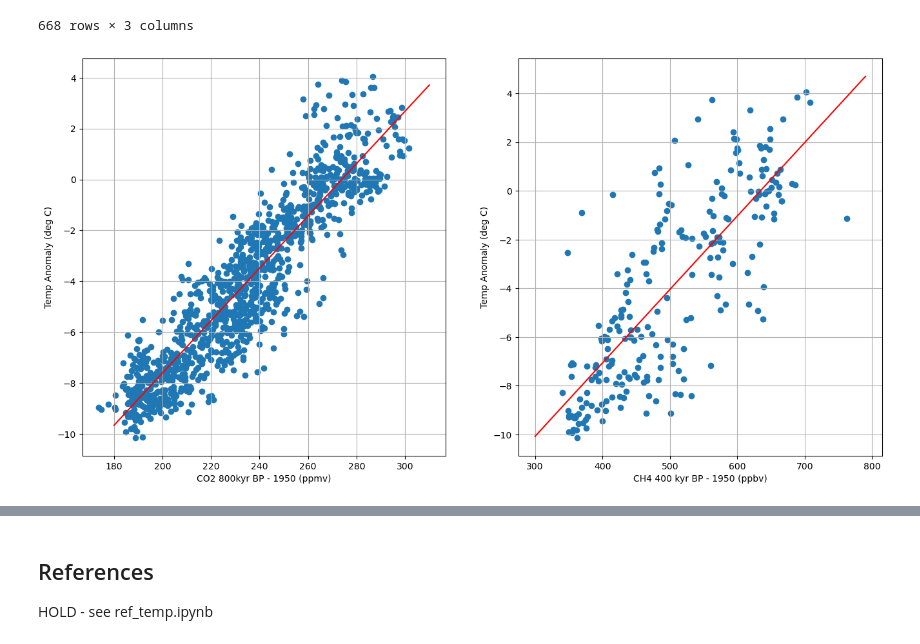
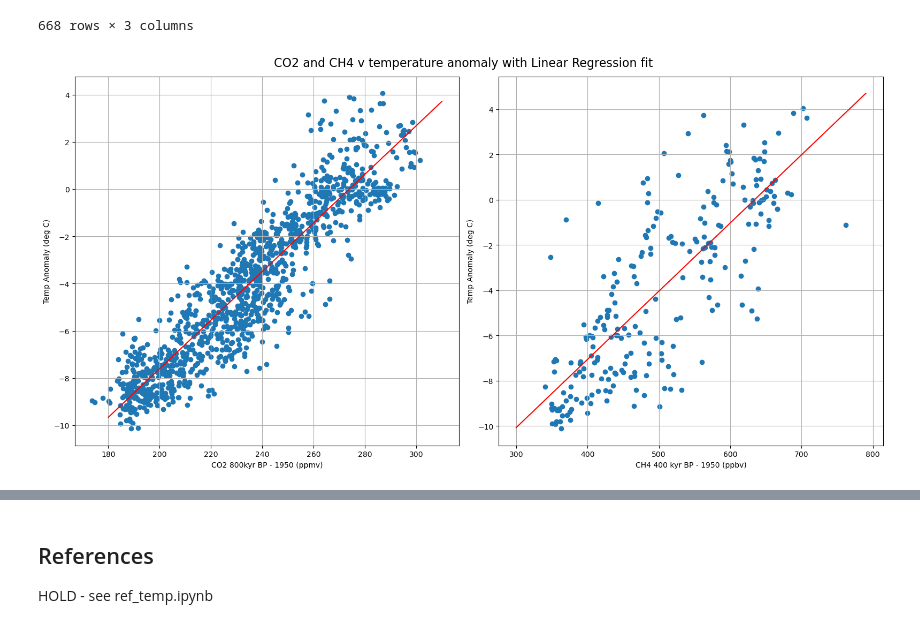
Before and after one commit to Eilis9/PfDA_Project2, a Jupyter notebook: analysis.ipynb, the cells around one changed output, grey strips where cells are left out. Drawn from its saved outputs; the diff is of its cells as text; code cells hidden in the pictures.

```diff
--- a/analysis.ipynb
+++ b/analysis.ipynb
@@ -601,35 +601,36 @@ temp_co2_ch4_analysis_df = pd.concat([CO2_luthi_comp_plus[['Age_EDC3 (yrs BP)',
 # remove nans before attempting regression
 
 temp_co2_df = temp_co2_ch4_analysis_df[['Age_EDC3 (yrs BP)', 'CO2 (ppmv)',	'Temp Anom Interp']].dropna().copy()
 temp_ch4_df = temp_co2_ch4_analysis_df[['Age_EDC3 (yrs BP)', 'CH4 Interp',	'Temp Anom Interp']].dropna().copy()
 # cut off where ch4 data stops (~417000 years)
 temp_ch4_df = temp_ch4_df[temp_ch4_df['Age_EDC3 (yrs BP)']<417000]
 
 temp_ch4_df.to_csv('test/ch4_test.csv')
 r_sq_co2, m_temp_co2 , c_temp_co2 = lin_reg(temp_co2_df['CO2 (ppmv)'], temp_co2_df['Temp Anom Interp'])
 linear_fit_x_co2 = np.arange(180, 320, 10)
 linear_fit_y_co2 = linear_fit_x_co2 * m_temp_co2  + c_temp_co2
 
 
 r_sq_ch4, m_temp_ch4 , c_temp_ch4 = lin_reg(temp_ch4_df['CH4 Interp'], temp_ch4_df['Temp Anom Interp'])
 linear_fit_x_ch4 = np.arange(300, 800, 10)
 linear_fit_y_ch4 = linear_fit_x_ch4 * m_temp_ch4  + c_temp_ch4
 
 fig, axs = plt.subplots(1,2, figsize=(16, 8))
+fig.suptitle('CO2 and CH4 v temperature anomaly with Linear Regression fit', fontsize=16)
 axs[0].scatter(temp_co2_df['CO2 (ppmv)'], temp_co2_df['Temp Anom Interp'])
 axs[0].plot(linear_fit_x_co2, linear_fit_y_co2, 'r', label='linear fit')
 axs[0].set_xlabel("CO2 800kyr BP - 1950 (ppmv)")
 axs[0].set_ylabel("Temp Anomaly (deg C)")
 axs[0].grid()
 axs[1].scatter(temp_ch4_df['CH4 Interp'], temp_ch4_df['Temp Anom Interp'])
 axs[1].plot(linear_fit_x_ch4, linear_fit_y_ch4, 'r', label='linear fit')
 axs[1].set_xlabel("CH4 400 kyr BP - 1950 (ppbv)")
 axs[1].set_ylabel("Temp Anomaly (deg C)")
 axs[1].grid()
-
+fig.tight_layout()
 plt.show()
 # %% [output]
-[figure, old version]
+[figure, new version]
 # %% [markdown]
 ## Climate Prediction
 The prediction of climate in the future may be conducted based on continuing trends in global rising CO2 emissions, which in turn lead to higher Earth surface temperatures. Plotting the Mauna Loa CO2 Data against the GMST temperature anomaly data, it may be possible to infer future Earth surface temperature.
```
Also changed, not shown: parts of 6 cells of this notebook, 1 other file.
